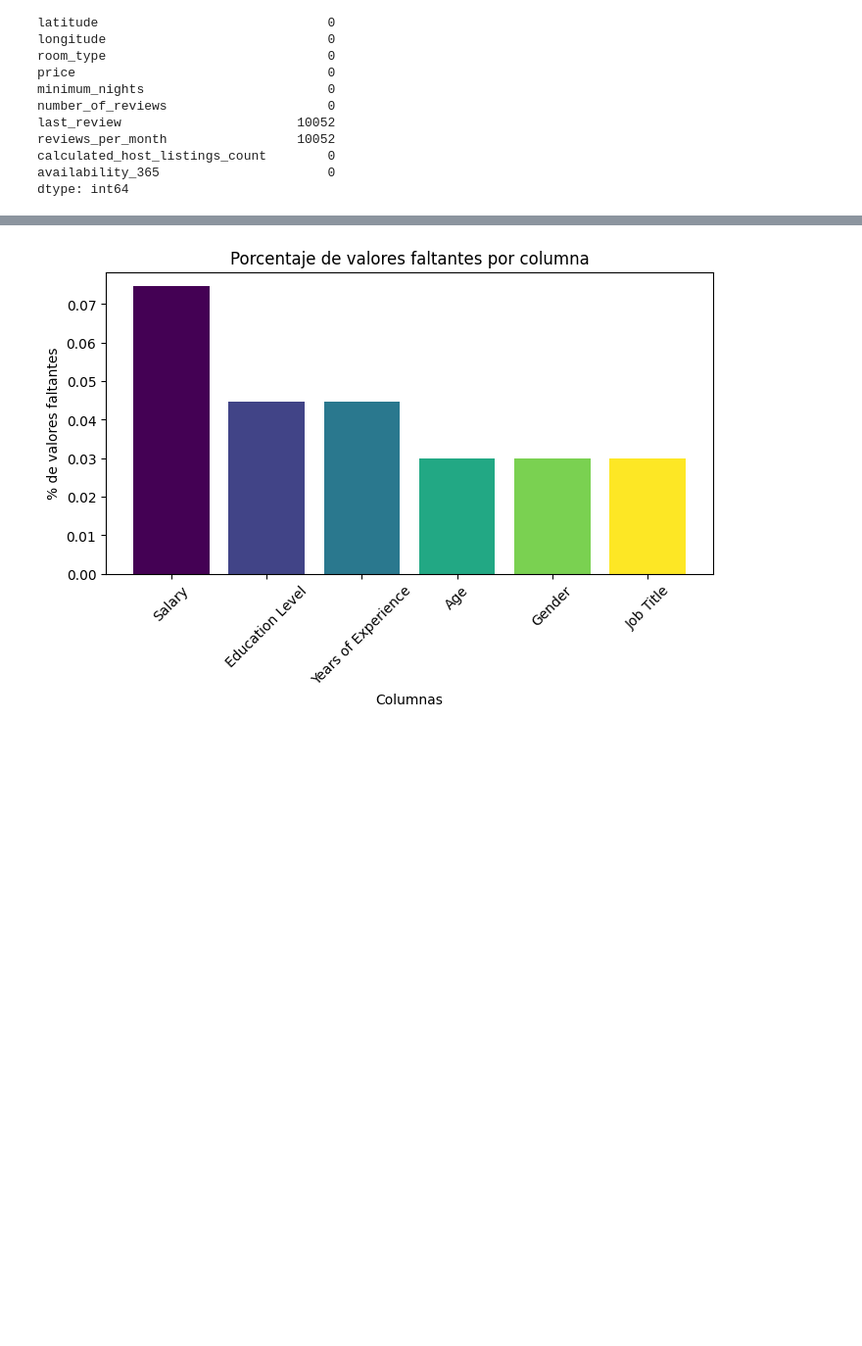
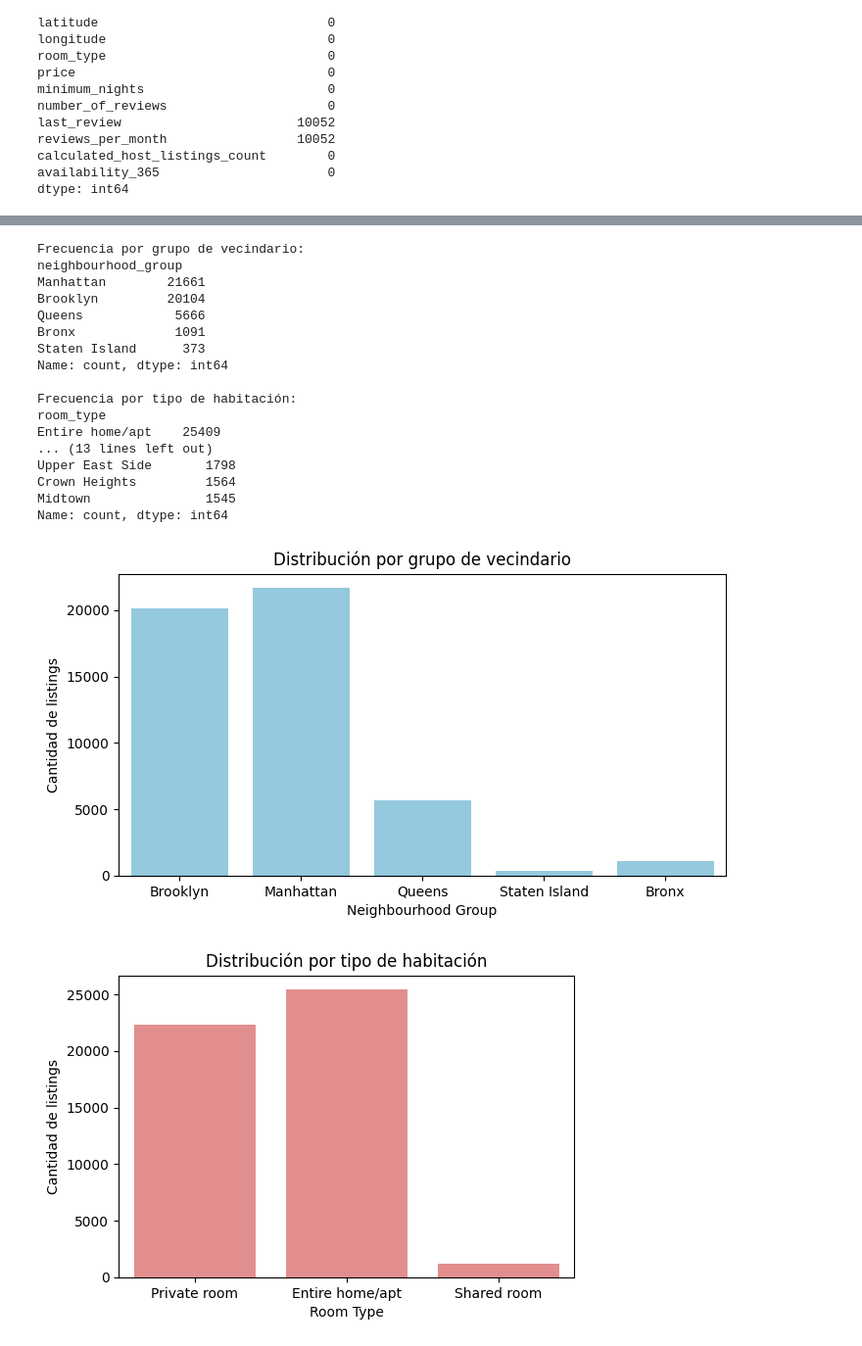
Before and after one commit to stephy0410/AirbnbNYC_analisis, a Jupyter notebook: notebooks/Analisis_de_salario.ipynb, the cells around one changed output, grey strips where cells are left out. Shown: that part at 98% size. Saved outputs shown, nothing was run; the diff lists cells and outputs as text; code cells hidden in the pictures; blank space fills up the shorter version.

```diff
--- a/notebooks/Analisis_de_salario.ipynb
+++ b/notebooks/Analisis_de_salario.ipynb
@@ -70,15 +119,48 @@ KeyError: 'Gender'
 # %%
-#Calidad de los datos — valores faltantes:
+# Frecuencia de valores en columnas categóricas
 
-missing_percent = df.isnull().sum() * 100 / len(df)
-missing_percent = missing_percent[missing_percent > 0].sort_values(ascending=False)
+#por vecindarios principales
+print("\nFrecuencia por grupo de vecindario:")
+print(df['neighbourhood_group'].value_counts())
+
+#por tipo de habitacion
+print("\nFrecuencia por tipo de habitación:")
+print(df['room_type'].value_counts())
+
+# por los top 10
+print("\nTop 10 vecindarios con más listings:")
+print(df['neighbourhood'].value_counts().head(10))
 
 plt.figure(figsize=(8,4))
-plt.bar(missing_percent.index, missing_percent.values, color=plt.cm.viridis(np.linspace(0, 1, len(missing_percent))))
-plt.title("Porcentaje de valores faltantes por columna")
-plt.ylabel("% de valores faltantes")
-plt.xlabel("Columnas")
-plt.xticks(rotation=45)
+sns.countplot(data=df, x="neighbourhood_group", color="skyblue")
+plt.title("Distribución por grupo de vecindario")
+plt.xlabel("Neighbourhood Group")
+plt.ylabel("Cantidad de listings")
 plt.show()
+
+plt.figure(figsize=(6,4))
+sns.countplot(data=df, x="room_type", color="lightcoral")
+plt.title("Distribución por tipo de habitación")
+plt.xlabel("Room Type")
+plt.ylabel("Cantidad de listings")
+plt.show()
 # %% [output]
+Frecuencia por grupo de vecindario:
+neighbourhood_group
+Manhattan        21661
+Brooklyn         20104
+Queens            5666
+Bronx             1091
+Staten Island      373
+Name: count, dtype: int64
+
+Frecuencia por tipo de habitación:
+room_type
+Entire home/apt    25409
+... (13 lines left out)
+Upper East Side       1798
+Crown Heights         1564
+Midtown               1545
+Name: count, dtype: int64
-[figure, old version]
+[figure, new version]
+[figure, added]
```
Also changed, not shown: parts of 7 cells of this notebook.
